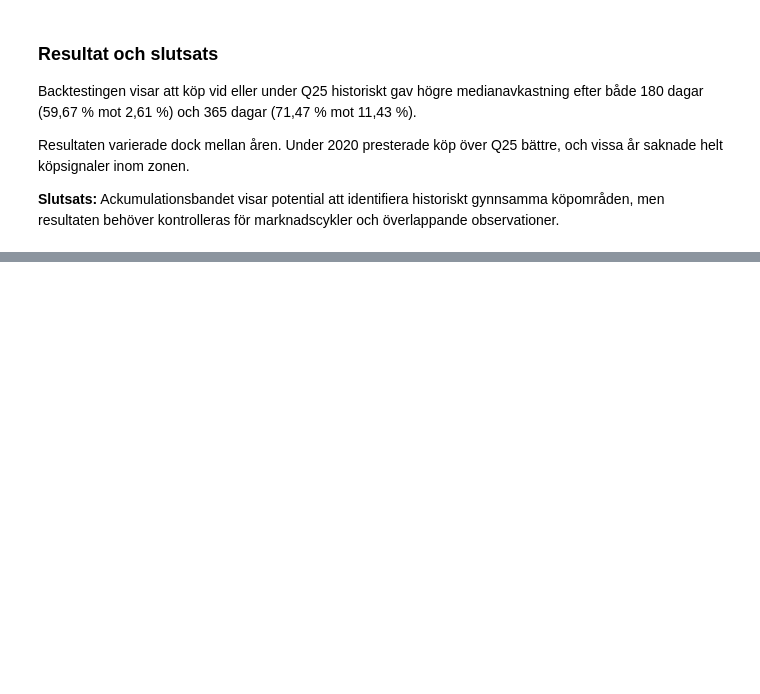
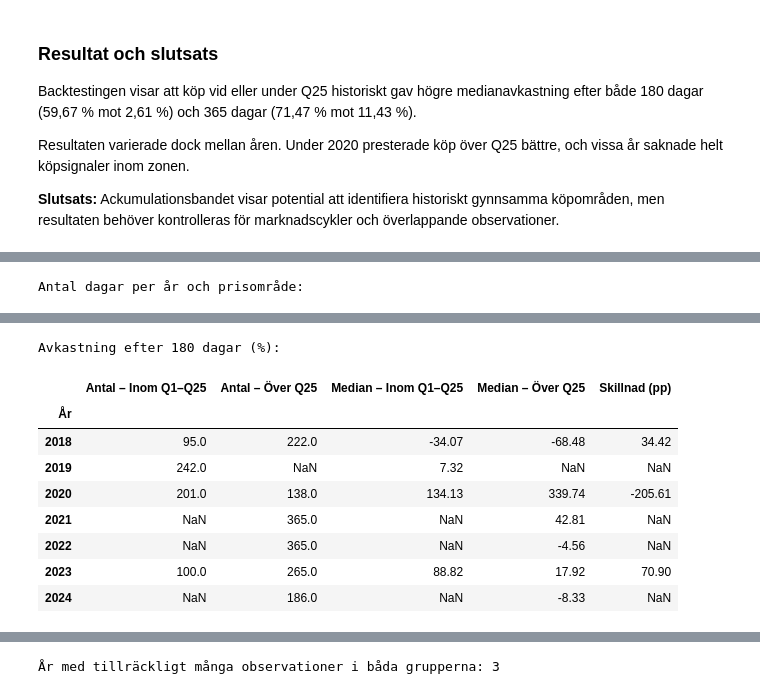
Before and after one commit to shiannbystrom-wq/ML-Gruppprojekt, a Jupyter notebook: 2_ethereum_accumulation_zones-Copy1.ipynb, the cells around one changed output, grey strips where cells are left out. Drawn from its saved outputs; the diff is of its cells as text; code cells hidden in the pictures; blank space fills up the shorter version.

```diff
--- a/2_ethereum_accumulation_zones-Copy1.ipynb
+++ b/2_ethereum_accumulation_zones-Copy1.ipynb
@@ -2852,0 +2862,69 @@ Resultaten varierade dock mellan åren. Under 2020 presterade köp över Q25 bä
+# %%
+
+# Kopiera tidigare backtesting-data
+zone_bt = backtest_df.copy()
+
+# Definiera den faktiska ackumulationszonen
+zone_bt["Zon"] = np.select(
+    [
+        zone_bt["ETH_Price"] < zone_bt["Q1"],
+        zone_bt["ETH_Price"] <= zone_bt["Q25"]
+    ],
+    ["Under Q1", "Inom Q1–Q25"],
+    default="Över Q25"
+)
+
+# Kontrollera antal observationer i varje område
+print("Antal dagar per år och prisområde:")
+display(
+    zone_bt.groupby(["År", "Zon"])
+    .size()
+    .unstack(fill_value=0)
+)
+
+# Jämför inom samma köpår
+for horizon in [180, 365]:
+
+    return_col = f"Return_{horizon}D"
+
+    valid = zone_bt.dropna(subset=[return_col])
+
+    # Jämför endast inom zonen och över Q25
+    valid = valid[
+        valid["Zon"].isin(["Inom Q1–Q25", "Över Q25"])
+    ]
+
+    yearly = (
+        valid.groupby(["År", "Zon"])[return_col]
+        .agg(Antal="count", Median="median")
+        .unstack("Zon")
+    )
+
+    yearly.columns = [
+        f"{metric} – {zone}"
+        for metric, zone in yearly.columns
+    ]
+
+    # Skillnad i medianavkastning, procentenheter
+    yearly["Skillnad (pp)"] = (
+        yearly["Median – Inom Q1–Q25"]
+        - yearly["Median – Över Q25"]
+    )
+
+    # Markera år med färre än 10 köpdagar i någon grupp
+    enough = (
+        (yearly["Antal – Inom Q1–Q25"].fillna(0) >= 10) &
+        (yearly["Antal – Över Q25"].fillna(0) >= 10)
+    )
+
+    yearly.loc[~enough, "Skillnad (pp)"] = np.nan
+
+    print(f"\nAvkastning efter {horizon} dagar (%):")
+    display(yearly.round(2))
+
+    print(
+        "År med tillräckligt många observationer i båda grupperna:",
+        int(enough.sum())
+    )
+# %% [output]
+Antal dagar per år och prisområde:
@@ -2852,0 +2940,10 @@ Resultaten varierade dock mellan åren. Under 2020 presterade köp över Q25 bä
+Avkastning efter 180 dagar (%):
+|  | Antal – Inom Q1–Q25 | Antal – Över Q25 | Median – Inom Q1–Q25 | Median – Över Q25 | Skillnad (pp) |
+| År |  |  |  |  |  |
+| 2018 | 95.0 | 222.0 | -34.07 | -68.48 | 34.42 |
+| 2019 | 242.0 | NaN | 7.32 | NaN | NaN |
+| 2020 | 201.0 | 138.0 | 134.13 | 339.74 | -205.61 |
+| 2021 | NaN | 365.0 | NaN | 42.81 | NaN |
+| 2022 | NaN | 365.0 | NaN | -4.56 | NaN |
+| 2023 | 100.0 | 265.0 | 88.82 | 17.92 | 70.90 |
+| 2024 | NaN | 186.0 | NaN | -8.33 | NaN |
@@ -2852,0 +2962 @@ Resultaten varierade dock mellan åren. Under 2020 presterade köp över Q25 bä
+År med tillräckligt många observationer i båda grupperna: 3
```
Also changed, not shown: parts of 15 cells of this notebook.
